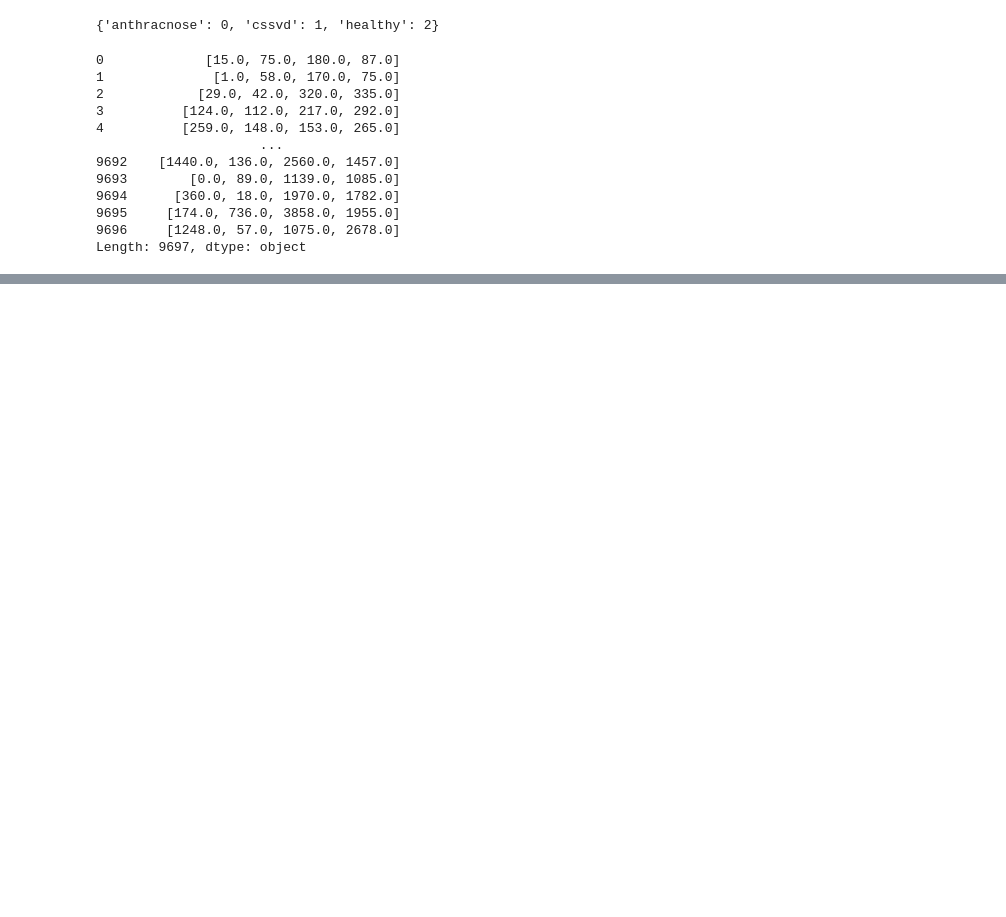
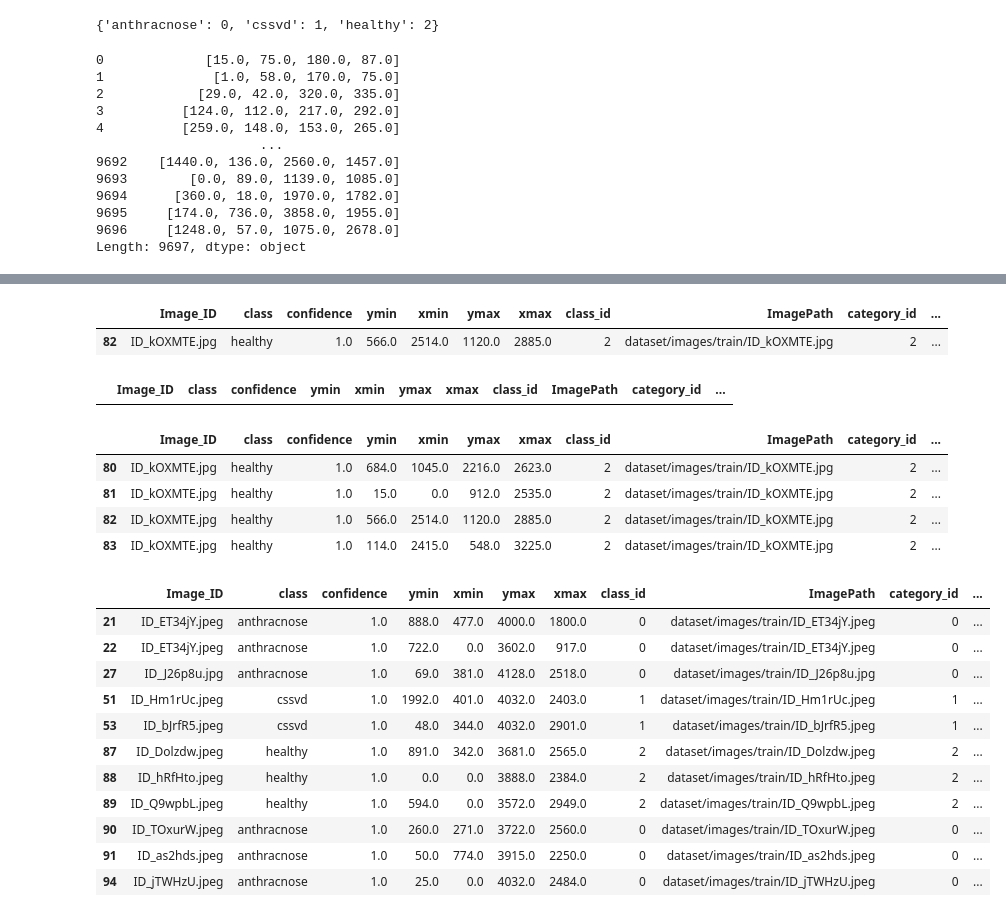
Before and after one commit to KameniAlexNea/Amini-Cocoa-Contamination-Challenge, a Jupyter notebook: 06-PrepareDetrModel.ipynb, the cells around one changed output, grey strips where cells are left out. Drawn from its saved outputs; the diff is of its cells as text; code cells hidden in the pictures; blank space fills up the shorter version.

```diff
--- a/06-PrepareDetrModel.ipynb
+++ b/06-PrepareDetrModel.ipynb
@@ -103,0 +104,3 @@ valid.sample(5)
+# %%
+val_images = valid["image_id"].unique()
+len(val_images)
@@ -116,0 +301,26 @@ valid[columns].to_json(
+# %%
+display(valid_merge[valid_merge["xmin"] > valid_merge["w1"]])
+display(valid_merge[valid_merge["ymin"] > valid_merge["h1"]])
+display(valid_merge[valid_merge["xmax"] > valid_merge["w1"]])
+display(valid_merge[valid_merge["ymax"] > valid_merge["h1"]])
+# %% [output]
+|  | Image_ID | class | confidence | ymin | xmin | ymax | xmax | class_id | ImagePath | category_id | ... |
+| 82 | ID_kOXMTE.jpg | healthy | 1.0 | 566.0 | 2514.0 | 1120.0 | 2885.0 | 2 | dataset/images/train/ID_kOXMTE.jpg | 2 | ... |
+|  | Image_ID | class | confidence | ymin | xmin | ymax | xmax | class_id | ImagePath | category_id | ... |
+|  | Image_ID | class | confidence | ymin | xmin | ymax | xmax | class_id | ImagePath | category_id | ... |
+| 80 | ID_kOXMTE.jpg | healthy | 1.0 | 684.0 | 1045.0 | 2216.0 | 2623.0 | 2 | dataset/images/train/ID_kOXMTE.jpg | 2 | ... |
+| 81 | ID_kOXMTE.jpg | healthy | 1.0 | 15.0 | 0.0 | 912.0 | 2535.0 | 2 | dataset/images/train/ID_kOXMTE.jpg | 2 | ... |
+| 82 | ID_kOXMTE.jpg | healthy | 1.0 | 566.0 | 2514.0 | 1120.0 | 2885.0 | 2 | dataset/images/train/ID_kOXMTE.jpg | 2 | ... |
+| 83 | ID_kOXMTE.jpg | healthy | 1.0 | 114.0 | 2415.0 | 548.0 | 3225.0 | 2 | dataset/images/train/ID_kOXMTE.jpg | 2 | ... |
+|  | Image_ID | class | confidence | ymin | xmin | ymax | xmax | class_id | ImagePath | category_id | ... |
+| 21 | ID_ET34jY.jpeg | anthracnose | 1.0 | 888.0 | 477.0 | 4000.0 | 1800.0 | 0 | dataset/images/train/ID_ET34jY.jpeg | 0 | ... |
+| 22 | ID_ET34jY.jpeg | anthracnose | 1.0 | 722.0 | 0.0 | 3602.0 | 917.0 | 0 | dataset/images/train/ID_ET34jY.jpeg | 0 | ... |
+| 27 | ID_J26p8u.jpg | anthracnose | 1.0 | 69.0 | 381.0 | 4128.0 | 2518.0 | 0 | dataset/images/train/ID_J26p8u.jpg | 0 | ... |
+| 51 | ID_Hm1rUc.jpeg | cssvd | 1.0 | 1992.0 | 401.0 | 4032.0 | 2403.0 | 1 | dataset/images/train/ID_Hm1rUc.jpeg | 1 | ... |
+| 53 | ID_bJrfR5.jpeg | cssvd | 1.0 | 48.0 | 344.0 | 4032.0 | 2901.0 | 1 | dataset/images/train/ID_bJrfR5.jpeg | 1 | ... |
+| 87 | ID_Dolzdw.jpeg | healthy | 1.0 | 891.0 | 342.0 | 3681.0 | 2565.0 | 2 | dataset/images/train/ID_Dolzdw.jpeg | 2 | ... |
+| 88 | ID_hRfHto.jpeg | healthy | 1.0 | 0.0 | 0.0 | 3888.0 | 2384.0 | 2 | dataset/images/train/ID_hRfHto.jpeg | 2 | ... |
+| 89 | ID_Q9wpbL.jpeg | healthy | 1.0 | 594.0 | 0.0 | 3572.0 | 2949.0 | 2 | dataset/images/train/ID_Q9wpbL.jpeg | 2 | ... |
+| 90 | ID_TOxurW.jpeg | anthracnose | 1.0 | 260.0 | 271.0 | 3722.0 | 2560.0 | 0 | dataset/images/train/ID_TOxurW.jpeg | 0 | ... |
+| 91 | ID_as2hds.jpeg | anthracnose | 1.0 | 50.0 | 774.0 | 3915.0 | 2250.0 | 0 | dataset/images/train/ID_as2hds.jpeg | 0 | ... |
+| 94 | ID_jTWHzU.jpeg | anthracnose | 1.0 | 25.0 | 0.0 | 4032.0 | 2484.0 | 0 | dataset/images/train/ID_jTWHzU.jpeg | 0 | ... |
```
Also changed, not shown: parts of 28 cells of this notebook, 3 other files.
